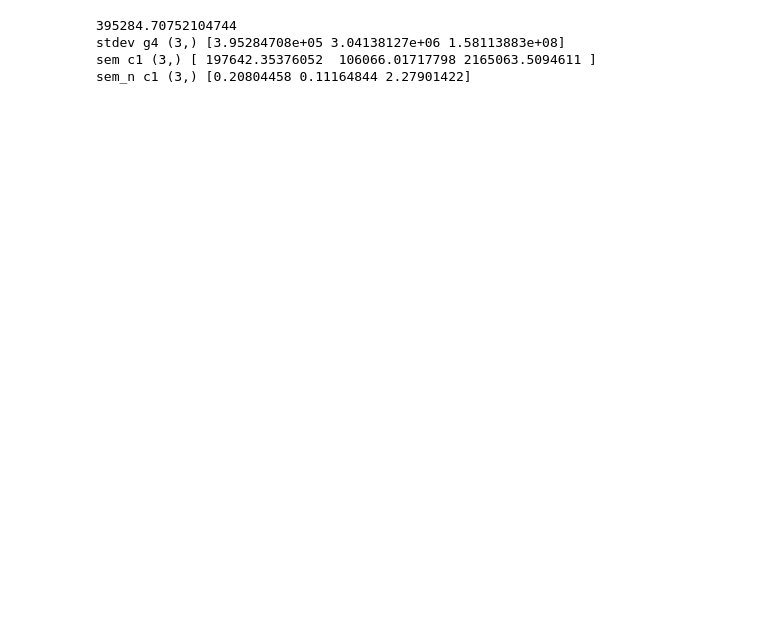
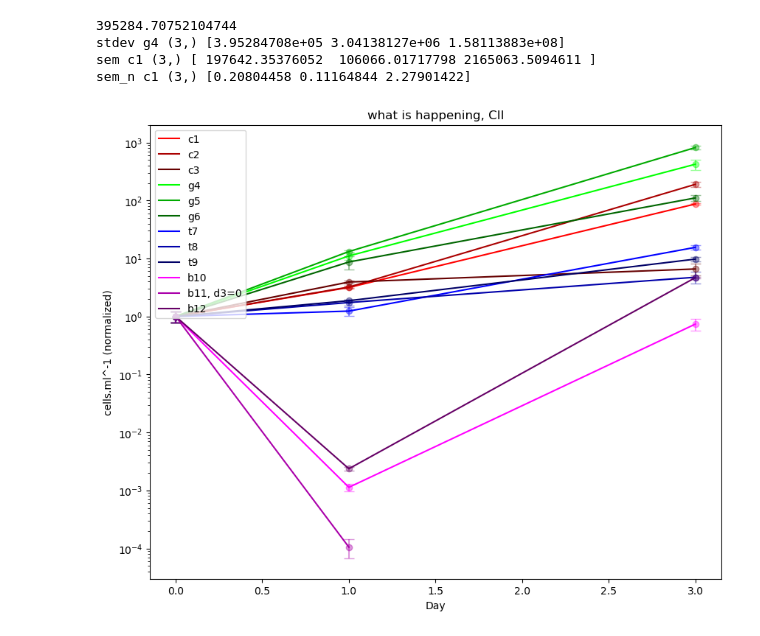
Before and after one commit to lucca-cas/tholinlab, a Jupyter notebook: cupriavidus_2.ipynb, the cells around one changed output. Drawn from its saved outputs; the diff is of its cells as text; code cells hidden in the pictures; blank space fills up the shorter version.

```diff
--- a/cupriavidus_2.ipynb
+++ b/cupriavidus_2.ipynb
@@ -164,34 +164,36 @@ plt.semilogy(day, c2n, label="c2", color="#AA0000")
 plt.errorbar(day, c2n, yerr=sem_c2_n, fmt='o', capsize=5, color="#AA0000", alpha=0.4)
 plt.semilogy(day, c3n, label="c3", color="#660000")
 plt.errorbar(day, c3n, yerr=sem_c3_n, fmt='o', capsize=5, color="#660000", alpha=0.4)
 
 plt.semilogy(day, g4n, label="g4", color="#00FF00")
 plt.errorbar(day, g4n, yerr=sem_g4_n, fmt='o', capsize=5, color="#00FF00", alpha=0.4)
 plt.semilogy(day, g5n, label="g5", color="#00AA00")
 plt.errorbar(day, g5n, yerr=sem_g5_n, fmt='o', capsize=5, color="#00AA00", alpha=0.4)
 plt.semilogy(day, g6n, label="g6", color="#006600")
 plt.errorbar(day, g6n, yerr=sem_g6_n, fmt='o', capsize=5, color="#006600", alpha=0.4)
 
 plt.semilogy(day, t7n, label="t7", color="#0000FF")
 plt.errorbar(day, t7n, yerr=sem_t7_n, fmt='o', capsize=5, color="#0000FF", alpha=0.4)
 plt.semilogy(day, t8n, label="t8", color="#0000AA")
 plt.errorbar(day, t8n, yerr=sem_t8_n, fmt='o', capsize=5, color="#0000AA", alpha=0.4)
 plt.semilogy(day, t9n, label="t9", color="#000066")
 plt.errorbar(day, t9n, yerr=sem_t9_n, fmt='o', capsize=5, color="#000066", alpha=0.4)
 
 plt.semilogy(day, b10n, label="b10", color="#FF00FF")
 plt.errorbar(day, b10n, yerr=sem_b10_n, fmt='o', capsize=5, color="#FF00FF", alpha=0.4)
-plt.semilogy(day, b11n, label="b11", color="#AA00AA")
+plt.semilogy(day, b11n, label="b11, d3=0", color="#AA00AA")
 plt.errorbar(day, b11n, yerr=sem_b11_n, fmt='o', capsize=5, color="#AA00AA", alpha=0.4)
 plt.semilogy(day, b12n, label="b12", color="#660066")
 plt.errorbar(day, b12n, yerr=sem_b12_n, fmt='o', capsize=5, color="#660066", alpha=0.4)
 
 
 plt.xlabel("Day")
 plt.ylabel("cells.ml^-1 (normalized)")
 plt.title("what is happening, CII")
 plt.legend(loc='upper left')
 plt.show()
+# %% [output]
+[figure, added]
 # %%
 fig, axs = plt.subplots(2, 2, figsize=(16, 12))
 
```
Also changed, not shown: parts of 3 cells of this notebook.
